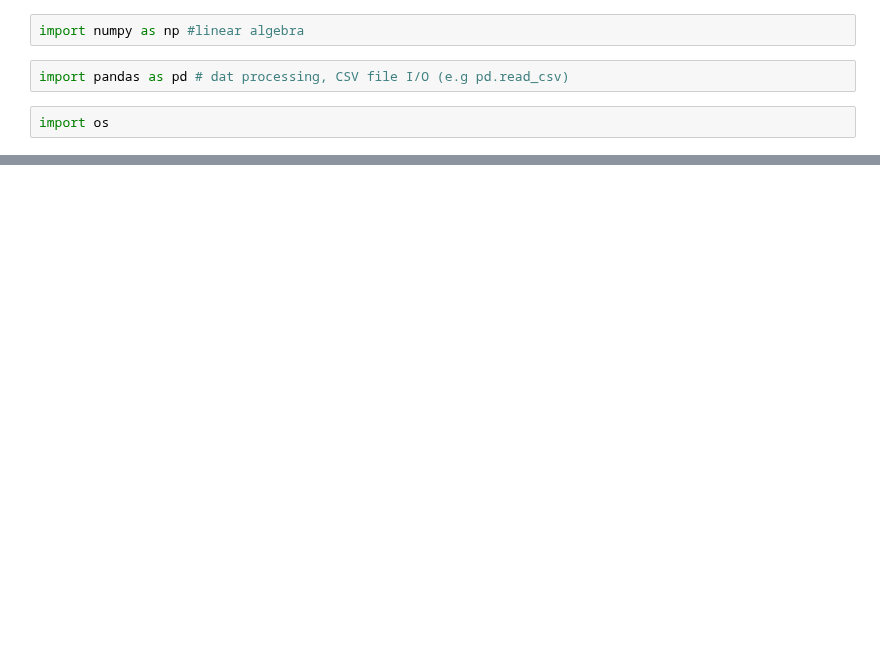
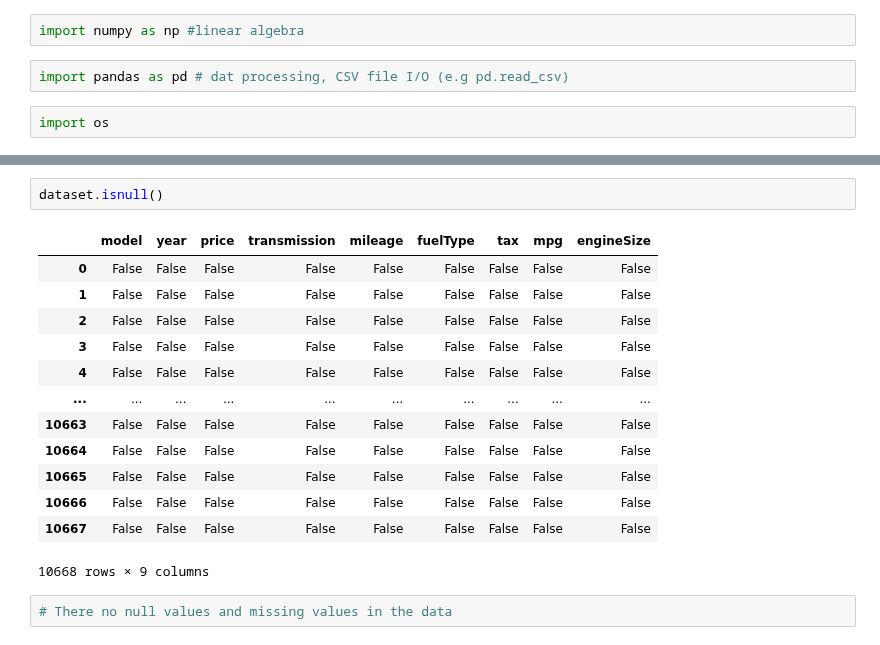
Before and after one commit to ESHVAR289/python_notebooks, a Jupyter notebook: used_car_prediction_model.ipynb, the cells around one changed output, grey strips where cells are left out. Saved outputs shown, nothing was run; the diff lists cells and outputs as text; blank space fills up the shorter version.

```diff
--- a/used_car_prediction_model.ipynb
+++ b/used_car_prediction_model.ipynb
@@ -12,0 +69,18 @@ SyntaxError: unexpected EOF while parsing (<ipython-input-4-84ab0275476e>, line
+# %%
+dataset.isnull()
+# %% [output]
+|  | model | year | price | transmission | mileage | fuelType | tax | mpg | engineSize |
+| 0 | False | False | False | False | False | False | False | False | False |
+| 1 | False | False | False | False | False | False | False | False | False |
+| 2 | False | False | False | False | False | False | False | False | False |
+| 3 | False | False | False | False | False | False | False | False | False |
+| 4 | False | False | False | False | False | False | False | False | False |
+| ... | ... | ... | ... | ... | ... | ... | ... | ... | ... |
+| 10663 | False | False | False | False | False | False | False | False | False |
+| 10664 | False | False | False | False | False | False | False | False | False |
+| 10665 | False | False | False | False | False | False | False | False | False |
+| 10666 | False | False | False | False | False | False | False | False | False |
+| 10667 | False | False | False | False | False | False | False | False | False |
+10668 rows × 9 columns
+# %%
+# There no null values and missing values in the data
```
Also changed, not shown: parts of 12 cells of this notebook.
